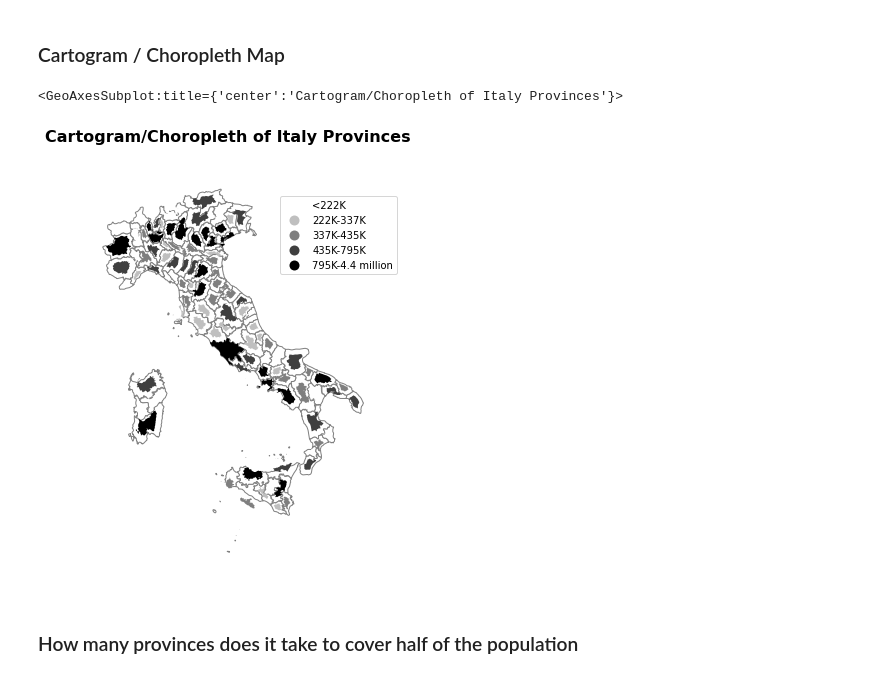
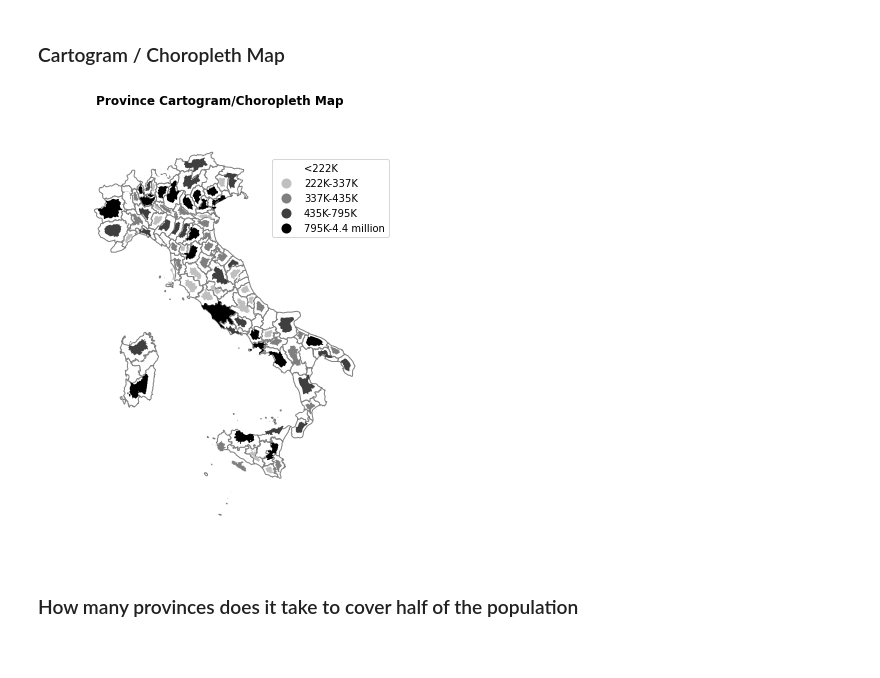
Before and after one commit to gregfeliu/Centroids_of_Italy, a Jupyter notebook: notebooks/2.Plotting_Cartograms.ipynb, the cells around one changed output. Saved outputs shown, nothing was run; the diff lists cells and outputs as text; code cells hidden in the pictures; blank space fills up the shorter version.

```diff
--- a/notebooks/2.Plotting_Cartograms.ipynb
+++ b/notebooks/2.Plotting_Cartograms.ipynb
@@ -60,19 +60,21 @@ Text(0.5, 1.0, 'A More Complex Cartogram of Italian Provinces')
 # %%
 scheme = mc.Quantiles(provinces_gdf['Population'], k=5)
 ax2 = gplt.cartogram(
     provinces_gdf, scale='Population', projection=gcrs.AlbersEqualArea(), figsize=(10, 8),
     legend=True, legend_kwargs={'bbox_to_anchor': (1, 0.9)}, legend_var='hue',
     hue='Population', scheme=scheme, cmap='gist_yarg', limits=(0.5, 1),
     legend_labels=[
         '<222K', '222K-337K', '337K-435K',
         '435K-795K', '795K-4.4 million'
     ]
 )
 ax2.set_title("Cartogram/Choropleth of Italy Provinces", fontdict={'fontsize':16, 'fontweight':'bold'})
 gplt.polyplot(provinces_gdf, facecolor='white', edgecolor='grey', ax=ax2)
+plt.title("Province Cartogram/Choropleth Map", fontdict={'fontweight':'bold'})
+# plt.legend(['Green = weighted mean pop. centroid', 'black is geographic centroid'])
+plt.savefig("../images/province_cartogram_and_choropleth.png", bbox_inches='tight', pad_inches=0.2)
 # %% [output]
-<GeoAxesSubplot:title={'center':'Cartogram/Choropleth of Italy Provinces'}>
-[figure, old version]
+[figure, new version]
 # %% [markdown]
 ### How many provinces does it take to cover half of the population
 # %%
```
Also changed, not shown: parts of 1 cell of this notebook, 1 other file.
